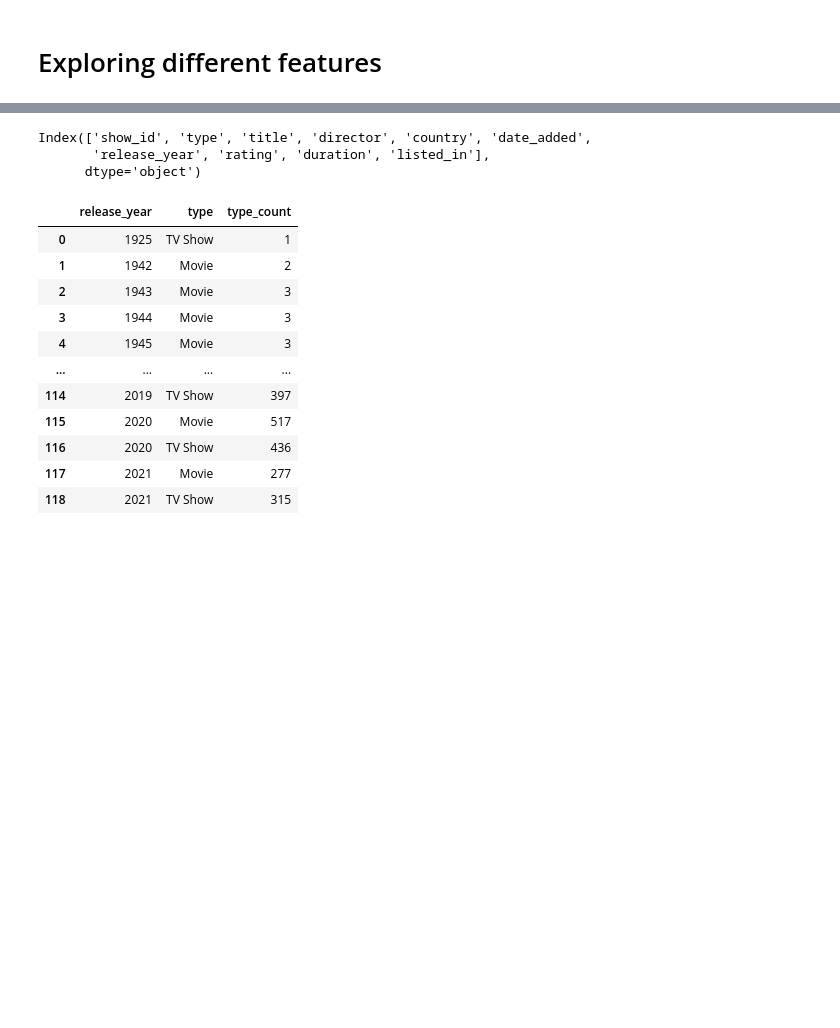
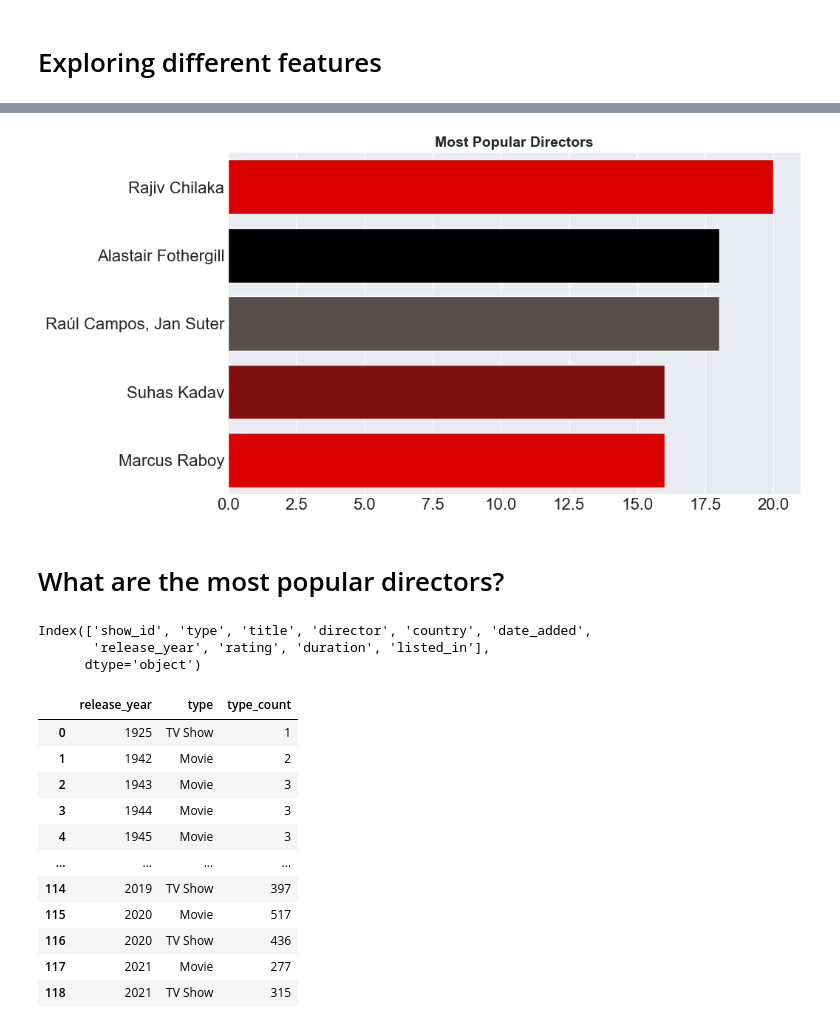
Before and after one commit to Anas20001/Netflix-Movies-Series-EDA, a Jupyter notebook: Notebooks/netflix-eda.ipynb, the cells around one changed output, grey strips where cells are left out. Cells and saved outputs as stored; diff of their text form; code cells hidden in the pictures; blank space fills up the shorter version.

```diff
--- a/Notebooks/netflix-eda.ipynb
+++ b/Notebooks/netflix-eda.ipynb
@@ -237,3 +246,14 @@ fig.show()
+# %%
+plt.figure(figsize = (10, 6))
+most_pop_dir = df['director'].value_counts().drop('Not Given').head()
+sns.barplot(x = most_pop_dir.values, y  = most_pop_dir.index , saturation = 1,palette=my_colors, alpha = 1)
+
+plt.title("Most Popular Directors", fontsize = 14, fontweight = 'heavy')
+plt.show()
+# %% [output]
+[figure, added]
+# %% [markdown]
+# What are the most popular directors?
 # %%
 df.columns
 # %% [output]
```
Also changed, not shown: parts of 7 cells of this notebook, 1 other file.
